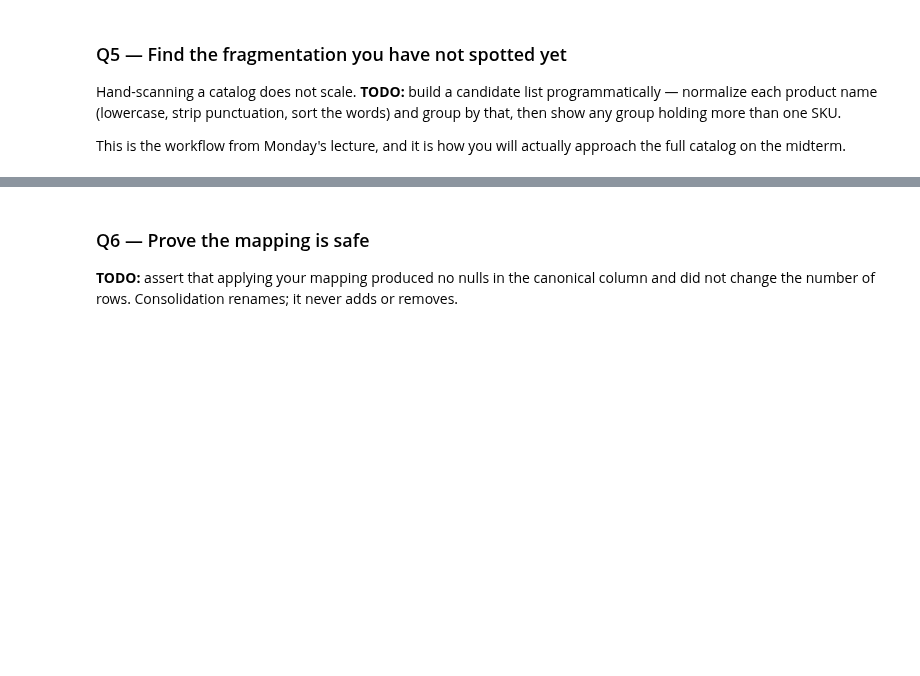
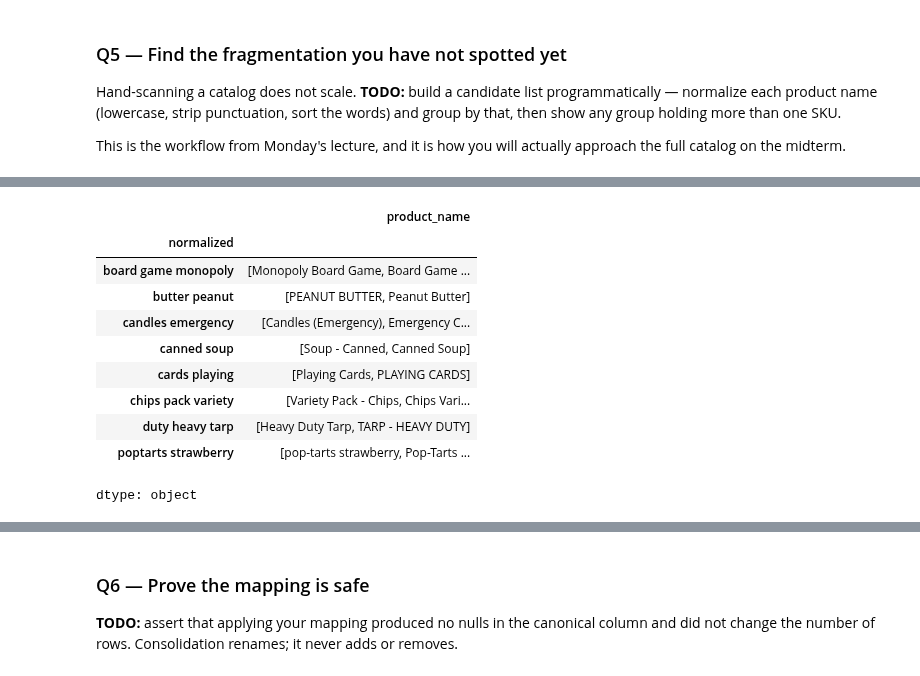
Before and after one commit to michaelhunter12/ds2002-fa26, a Jupyter notebook: notebooks/05-etl-walmart/2026-10-16 — Walmart Warm-Up SKU Mess — Lab.ipynb, the cells around one changed output, grey strips where cells are left out. Cells and saved outputs as stored; diff of their text form; code cells hidden in the pictures; blank space fills up the shorter version.

```diff
--- a/notebooks/05-etl-walmart/2026-10-16 — Walmart Warm-Up SKU Mess — Lab.ipynb
+++ b/notebooks/05-etl-walmart/2026-10-16 — Walmart Warm-Up SKU Mess — Lab.ipynb
@@ -139,16 +182,39 @@ This is the workflow from Monday's lecture, and it is how you will actually appr
 # %%
 # TODO
 catalog = pd.DataFrame({
     'product_name': ['pop-tarts strawberry', 'Strawberry Pop-Tart',
-             'Pop-Tarts Strawberry', 'Pop-Tarts Blueberry 6ct',
-             'Bottled Water 24pk', 'bottled water 24 pack', 'Flashlight AA'],
+       'Pop-Tarts Strawberry', 'BOTTLED WATER 24PK',
+       'Bottled Water 24-Pack', 'Water - 24 Pack', 'BATTERIES AA 4PK',
+       'AA Batteries 4-Pack', 'FLASHLIGHT LED', 'Light Beer (24-pack)',
+       'Monopoly Board Game', 'Board Game - Monopoly', 'Playing Cards',
+       'PLAYING CARDS', 'Roku Streaming Stick', 'Streaming Device',
+       'Soup - Canned', 'Canned Soup', 'WHITE BREAD', 'PEANUT BUTTER',
+       'Peanut Butter', 'Candles (Emergency)', 'Emergency Candles',
+       'First-Aid Kit', 'First Aid Kit', 'PORTABLE CHARGER',
+       'Portable Phone Charger', 'Variety Pack - Chips',
+       'Chips Variety Pack', 'Paper Towels', 'TOILET PAPER 12PK',
+       'Toilet Paper 12-Roll', 'Baby Diapers - Size 3', 'DIAPERS SZ 3',
+       'Infant Formula', 'Baby Formula', 'Heavy Duty Tarp',
+       'TARP - HEAVY DUTY'],
 })
 
 # Use code to narrow it down: group by a normalized name and look for matches
-catalog['normalized'] = (catalog['name'].str.lower()
+catalog['normalized'] = (catalog['product_name'].str.lower()
                          .str.replace(r'[^a-z ]', '', regex=True)
                          .str.split().apply(lambda w: ' '.join(sorted(w))))
 
-candidates = (catalog.groupby('normalized')['sku']
+candidates = (catalog.groupby('normalized')['product_name']
               .agg(list).loc[lambda s: s.str.len() > 1])
 candidates
+# %% [output]
+|  | product_name |
+| normalized |  |
+| board game monopoly | [Monopoly Board Game, Board Game ... |
+| butter peanut | [PEANUT BUTTER, Peanut Butter] |
+| candles emergency | [Candles (Emergency), Emergency C... |
+| canned soup | [Soup - Canned, Canned Soup] |
+| cards playing | [Playing Cards, PLAYING CARDS] |
+| chips pack variety | [Variety Pack - Chips, Chips Vari... |
+| duty heavy tarp | [Heavy Duty Tarp, TARP - HEAVY DUTY] |
+| poptarts strawberry | [pop-tarts strawberry, Pop-Tarts ... |
+dtype: object
```
Also changed, not shown: parts of 7 cells of this notebook.
